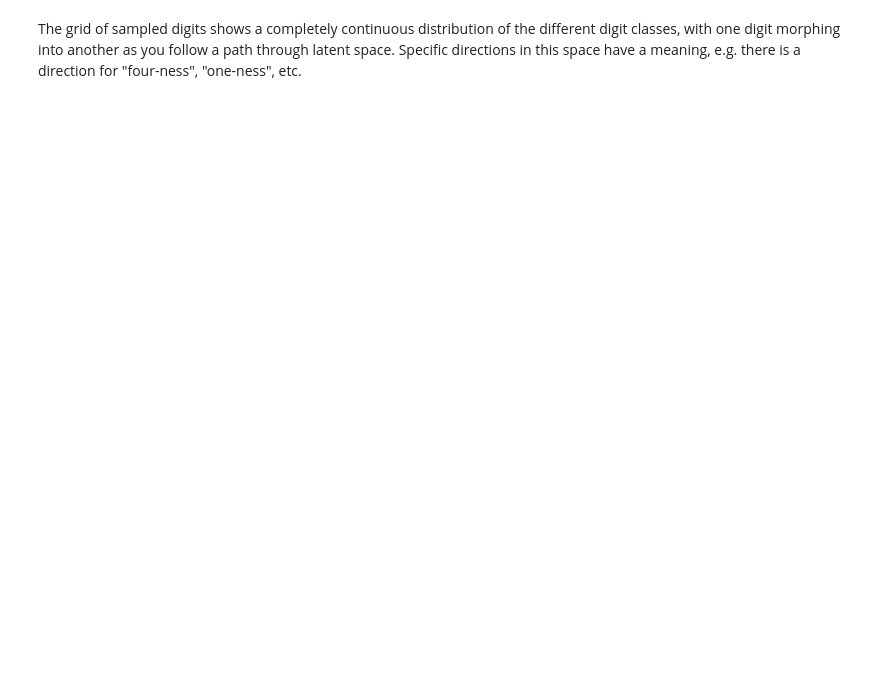
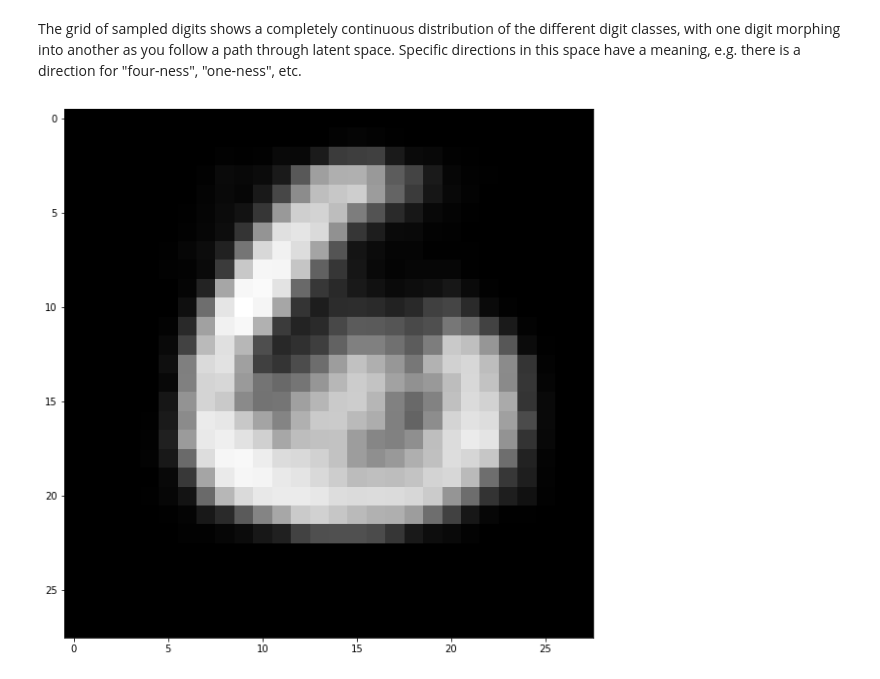
Before and after one commit to nhemleben/Deep-Learning-Python, a Jupyter notebook: 8.4-generating-images-with-vaes.ipynb, the cells around one changed output. Drawn from its saved outputs; the diff is of its cells as text; code cells hidden in the pictures; blank space fills up the shorter version.

```diff
--- a/8.4-generating-images-with-vaes.ipynb
+++ b/8.4-generating-images-with-vaes.ipynb
@@ -247,3 +259,39 @@ NameError: name 'decoder' is not defined
 The grid of sampled digits shows a completely continuous distribution of the different digit classes, with one digit morphing into another
 as you follow a path through latent space. Specific directions in this space have a meaning, e.g. there is a direction for "four-ness",
 "one-ness", etc.
+# %%
+n = 1  # figure with 15x15 digits
+digit_size = 28
+figure = np.zeros((digit_size * n, digit_size * n))
+# Linearly spaced coordinates on the unit square were transformed
+# through the inverse CDF (ppf) of the Gaussian
+# to produce values of the latent variables z,
+# since the prior of the latent space is Gaussian
+
+
+#cordinate of a slash
+diag_x = norm.ppf(0.005)
+diag_y = norm.ppf(0.99)
+
+grid_x = norm.ppf([0.33])
+grid_y = norm.ppf([0.67])
+
+
+grid_x = [ grid_x[0] - diag_x]
+grid_y = [ grid_y[0] - diag_y]
+
+
+for i, yi in enumerate(grid_x):
+    for j, xi in enumerate(grid_y):
+        z_sample = np.array([[xi, yi]])
+        z_sample = np.tile(z_sample, batch_size).reshape(batch_size, 2)
+        x_decoded = decoder.predict(z_sample, batch_size=batch_size)
+        digit = x_decoded[0].reshape(digit_size, digit_size)
+        figure[i * digit_size: (i + 1) * digit_size,
+               j * digit_size: (j + 1) * digit_size] = digit
+
+plt.figure(figsize=(10, 10))
+plt.imshow(figure, cmap='Greys_r')
+plt.show()
+# %% [output]
+[figure, added]
```
Also changed, not shown: parts of 6 cells of this notebook, 8 other files.
